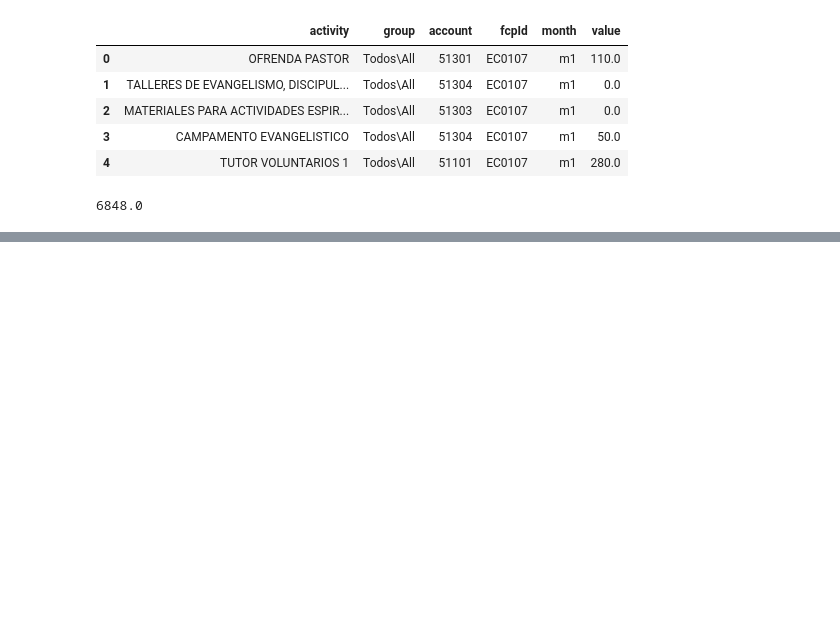
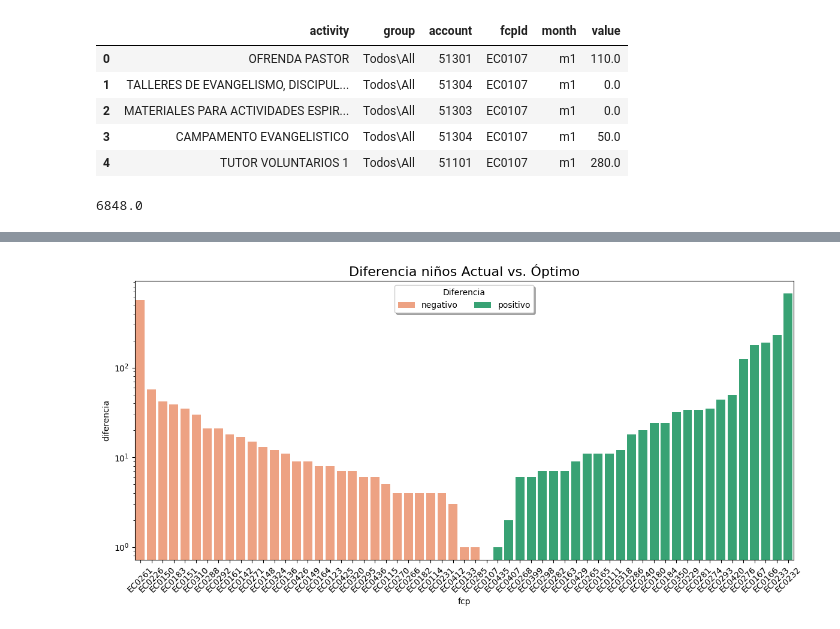
Before and after one commit to NicolasMafla/child-support-opt, a Jupyter notebook: notebooks/Optimization Analysis.ipynb, the cells around one changed output, grey strips where cells are left out. Drawn from its saved outputs; the diff is of its cells as text; code cells hidden in the pictures; blank space fills up the shorter version.

```diff
--- a/notebooks/Optimization Analysis.ipynb
+++ b/notebooks/Optimization Analysis.ipynb
@@ -60,0 +67,8 @@ print(proyected["value"].sum())
+# %%
+results = pd.read_excel("data/processed/final/solutions.xlsx")
+results["diff"] = results["opt_kids"] - results["current_kids"]
+# results = results[(results["diff"] <= 50) & (results["diff"] >= -200)]
+results = results.sort_values(by="diff")
+colors = ['positivo' if x > 0 else 'negativo' for x in results['diff']]
+results['diff_sign'] = colors
+results["diferencia"] = abs(results["diff"])
@@ -60,0 +84,14 @@ print(proyected["value"].sum())
+# %%
+palette = {"positivo": "#26b476", "negativo": "#FF9B71"}
+
+plt.figure(figsize=(12, 6))
+sns.barplot(data=results, x="fcp", y="diferencia", hue="diff_sign", palette=palette)
+plt.title("Diferencia niños Actual vs. Óptimo", fontsize=16)
+plt.xticks(rotation=45, fontsize=10)
+plt.yscale("log")
+plt.legend(title='Diferencia', loc='upper center',
+           ncol=2, shadow=True, frameon=True)
+plt.tight_layout()
+plt.show()
+# %% [output]
+[figure, added]
```
Also changed, not shown: parts of 4 cells of this notebook, 1 other file.
